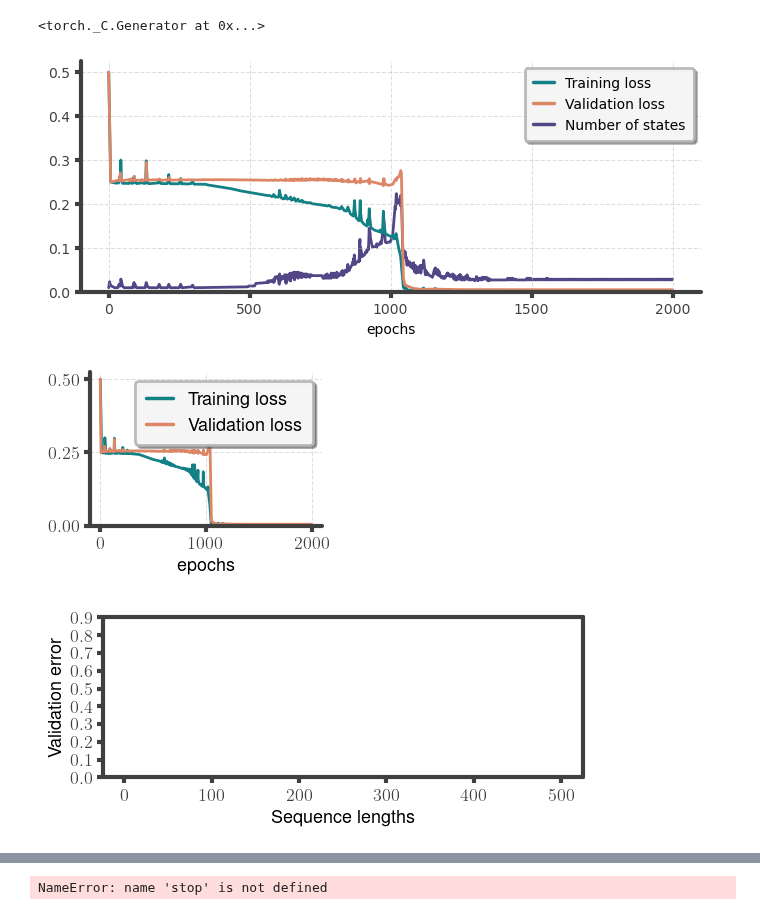
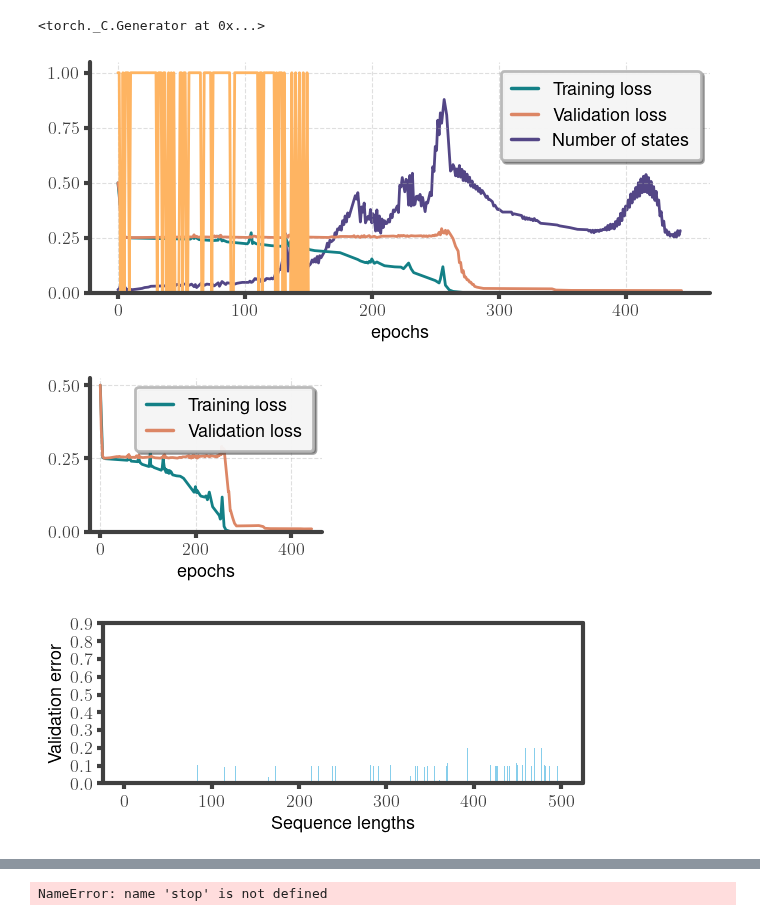
Before and after one commit to loekvanrossem/rnn_structure, a Jupyter notebook: parity/main.ipynb, the cells around one changed output, grey strips where cells are left out. Drawn from its saved outputs; the diff is of its cells as text; code cells hidden in the pictures.

Commit message:
Added finite automaton test

```diff
--- a/parity/main.ipynb
+++ b/parity/main.ipynb
@@ -49,6 +49,8 @@ settings = "rich"
     pd.read_csv("model settings/rnn.txt", sep=" ", header=0).loc[settings].to_numpy()
 )
 P, L, n_epochs, max_seq_len = int(P), int(L), int(n_epochs), int(max_seq_len)
+# %%
+n_epochs = 1000
 # %%
 ## Generate data
 
@@ -94,7 +96,7 @@ model = Model(
 # %%
 ## Setup compiler
 criterion = nn.MSELoss()
-optimizer = torch.optim.Adam(model.parameters(), lr=lr, amsgrad=True, weight_decay=0.01)
+optimizer = torch.optim.Adam(model.parameters(), lr=lr, amsgrad=True, weight_decay=0.00)
 compiler = Compiler(model, criterion, optimizer)
 initial_hidden = model.init_hidden(batch_size=1)[-1]
 hidden_function = lambda inputs: model(inputs)[1][-1]
@@ -137,32 +139,34 @@ std = float(np.linalg.norm(data_hid.std()))
 n_points = len(data_hid.query("Epoch == 0"))
 
 automaton_history = to_automaton_history(
-    data_hid, data_output, merge_distance=0.1 * std
+    data_hid, data_output, merge_distance=0.01 * std
 )
 loss = compiler.trackers["loss"].get_trace()
 val_loss = loss.query("Dataset==0")[0].to_numpy()
 train_loss = loss.query("Dataset>0").groupby("Epoch").mean()
 n_states = np.array([len(automaton.states) for automaton in automaton_history])
+is_finite = np.array([automaton.is_finite() for automaton in automaton_history])
 # %%
 ## plot number of reduced states
 # %%
 n_datapoints = sum(len(dataset) for dataset in analysis_data)
 
 publication.set_color_mixed()
 plt.figure(figsize=(8, 3))
 plt.plot(train_loss, label="Training loss")
 plt.plot(val_loss, label="Validation loss")
 # plt.plot(n_states / n_datapoints, label="Number of states", zorder=0, color="0.5")
 plt.plot(n_states / n_datapoints, label="Number of states", zorder=0)
+plt.plot(is_finite)
 plt.xlabel("epochs")
 plt.ylim(0)
 plt.legend()
 if save:
     publication.plt_show(save_path=f"plots/automaton_dynamics/{settings}_loss")
 else:
     publication.plt_show()
 # %% [output]
-[figure, old version]
+[figure, new version]
 # %%
 n_datapoints = sum(len(dataset) for dataset in training_datasets)
 
@@ -178,7 +182,7 @@ if save:
 else:
     publication.plt_show()
 # %% [output]
-[figure, old version]
+[figure, new version]
 # %%
 ## Check for large sequence length generalization
 
@@ -203,4 +207,4 @@ if save:
 else:
     publication.pub_show()
 # %% [output]
-[figure, old version]
+[figure, new version]
```
Also changed, not shown: parts of 5 cells of this notebook, 4 other files.
